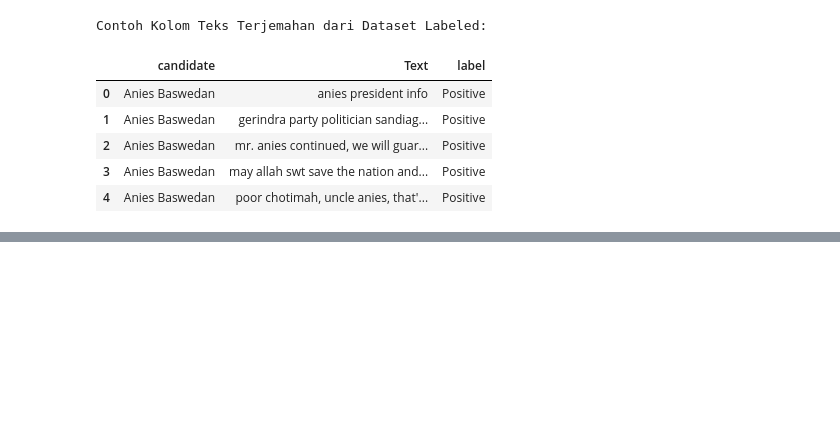
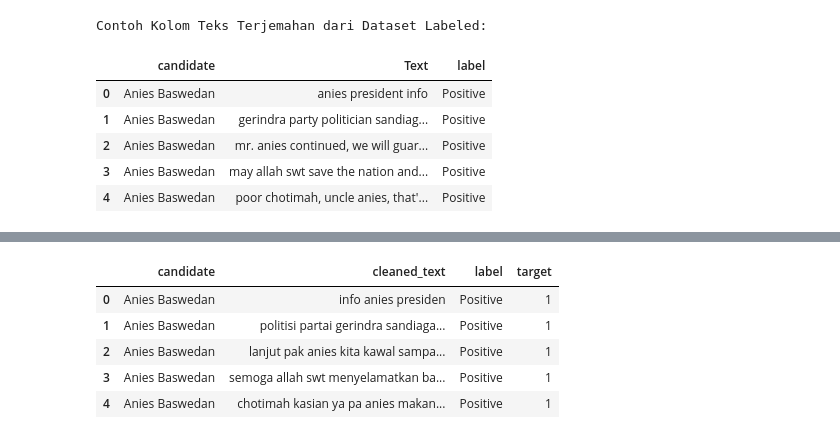
Before and after one commit to matinrusydan/sentiment-analysis-capres-2024, a Jupyter notebook: main.ipynb, the cells around one changed output, grey strips where cells are left out. Saved outputs shown, nothing was run; the diff lists cells and outputs as text; code cells hidden in the pictures; blank space fills up the shorter version.

```diff
--- a/main.ipynb
+++ b/main.ipynb
@@ -147,60 +132,35 @@ def clean_text(text):
     text = remove_extra_spaces(text)
     return text
 
-def show_before_after(title, examples, transform_func, before_label='Sebelum', after_label='Sesudah'):
-    demo_df = pd.DataFrame({before_label: examples})
-    demo_df[after_label] = demo_df[before_label].apply(transform_func)
-    print(f"\n{title}")
-    display(demo_df)
+# 1. Penghapusan URL dan karakter spesial/non-alfabet
+df['text_no_special'] = df[text_col].apply(remove_url_and_non_alpha)
+print("\Penghapusan URL dan Karakter Spesial (Non-Alfabet)")
+display(df[[text_col, 'text_no_special']].head().rename(columns={
+    text_col: 'Sebelum Penghapusan Karakter Non-Alfabet & URL',
+    'text_no_special': 'Sesudah Penghapusan Karakter Non-Alfabet & URL'
+}))
 
-# Contoh dibuat eksplisit agar perubahan tiap tahap terlihat jelas saat demo presentasi.
-# Dataset original yang digunakan sudah relatif bersih, lowercase, dan hampir tidak memiliki URL/simbol.
-show_before_after(
-    'Penghapusan URL dan Karakter Spesial (Non-Alfabet)',
-    [
-        'gerindra party politician https://t.co/xyz answers...',
-        'may allah swt save the nation & state of the republic #2024'
-    ],
-    lambda text: remove_extra_spaces(remove_url_and_non_alpha(text)),
-    before_label='Sebelum Penghapusan Karakter Non-Alfabet & URL',
-    after_label='Sesudah Penghapusan Karakter Non-Alfabet & URL'
-)
+# 2. Case folding/lowercase
+df['text_lower'] = df['text_no_special'].apply(case_folding)
+print("\nCase Folding (Lowercase)")
+display(df[['text_no_special', 'text_lower']].head().rename(columns={
+    'text_no_special': 'Sebelum Case Folding',
+    'text_lower': 'Sesudah Case Folding'
+}))
 
-show_before_after(
-    'Case Folding (Lowercase)',
-    [
-        'Mr Anies Continued We Will Guard Him',
-        'Anies President Info'
-    ],
-    case_folding,
-    before_label='Sebelum Case Folding',
-    after_label='Sesudah Case Folding'
-)
+# 3. Penghapusan spasi berlebihan
+df['cleaned_text'] = df['text_lower'].apply(remove_extra_spaces)
+print("\nPenghapusan Spasi Berlebihan")
+display(df[['text_lower', 'cleaned_text']].head().rename(columns={
+    'text_lower': 'Sebelum',
+    'cleaned_text': 'Sesudah'
+}))
 
-show_before_after(
-    'Penghapusan Spasi Berlebihan',
-    [
-        'may allah swt save the nation   state of the republic',
-        'poor chotimah  uncle anies  that s why my family   '
-    ],
-    remove_extra_spaces,
-    before_label='Sebelum',
-    after_label='Sesudah'
-)
-
-# Penerapan preprocessing ke dataset original/kotor.
-df['text_no_special'] = df[text_col].apply(remove_url_and_non_alpha)
-df['text_lower'] = df['text_no_special'].apply(case_folding)
-df['cleaned_text'] = df['text_lower'].apply(remove_extra_spaces)
-
-# Filtering data dan konversi label target.
+# 4. Filtering data dan konversi label target
 df_clean = df.copy()
 df_clean = df_clean.dropna(subset=[label_col, 'cleaned_text'])
 df_clean = df_clean[df_clean[label_col].astype(str).str.lower().isin(['positive', 'negative'])]
 df_clean = df_clean[df_clean['cleaned_text'].str.len() > 0]
-
-# Untuk demo preprocessing, kolom cleaned_text berasal dari raw_text original/kotor.
-# Untuk modeling, digunakan kolom Text dari dataset labeled/bersih agar performa setara eksperimen utama.
 df_clean['modeling_text'] = df_clean['Text'].apply(clean_text)
 df_clean = df_clean[df_clean['modeling_text'].str.len() > 0]
 
@@ -211,8 +171,9 @@ print("\nFiltering Data dan Konversi Label")
 print(f"Jumlah baris sebelum filtering: {len(df)}")
 print(f"Jumlah baris setelah dibersihkan dan difilter: {len(df_clean)}")
 
-print("\nHasil Akhir Preprocessing dari Data Original/Kotor")
-display(df_clean[['candidate', text_col, 'cleaned_text', label_col, 'target']].head())
+print("\nHasil Akhir Preprocessing dari Data Kotor untuk Demo:")
+display(df_clean[['candidate', 'cleaned_text', label_col, 'target']].head())
 
-print("\nTeks yang Digunakan untuk Modeling")
+print("\nTeks yang Digunakan untuk Modeling (dataset labeled/bersih):")
 display(df_clean[['modeling_text', label_col, 'target']].head())
+# %% [output]
@@ -218,0 +207,6 @@ display(df_clean[['modeling_text', label_col, 'target']].head())
+|  | candidate | cleaned_text | label | target |
+| 0 | Anies Baswedan | info anies presiden | Positive | 1 |
+| 1 | Anies Baswedan | politisi partai gerindra sandiaga... | Positive | 1 |
+| 2 | Anies Baswedan | lanjut pak anies kita kawal sampa... | Positive | 1 |
+| 3 | Anies Baswedan | semoga allah swt menyelamatkan ba... | Positive | 1 |
+| 4 | Anies Baswedan | chotimah kasian ya pa anies makan... | Positive | 1 |
```
Also changed, not shown: parts of 11 cells of this notebook, 2 other files.
